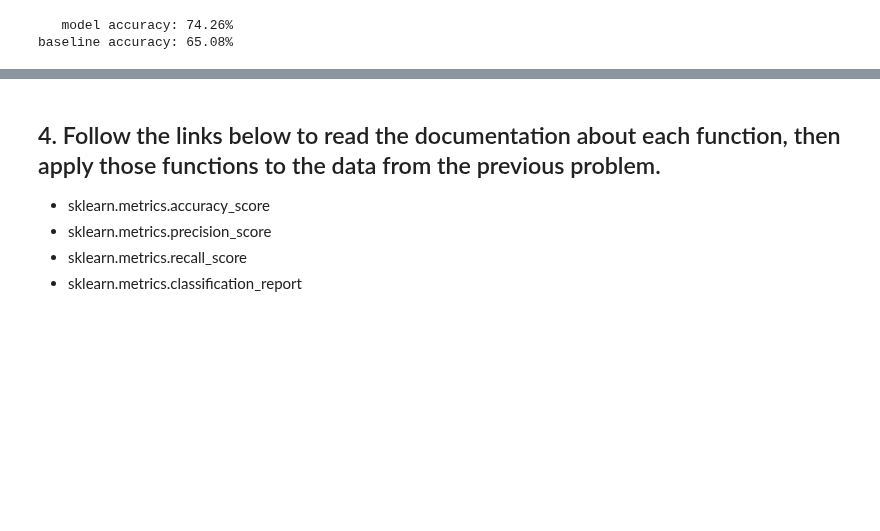
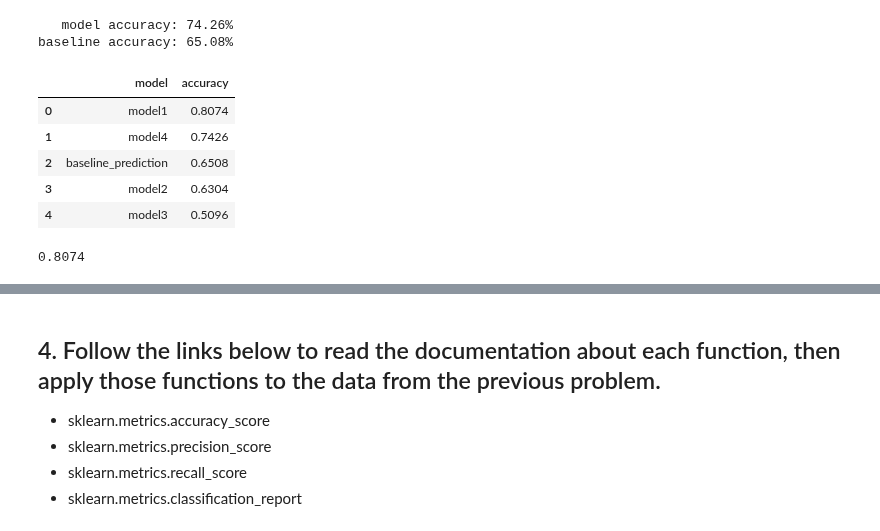
Before and after one commit to lukewbecker/classification-exercises, a Jupyter notebook: model_evaluation.ipynb, the cells around one changed output, grey strips where cells are left out. Cells and saved outputs as stored; diff of their text form; code cells hidden in the pictures; blank space fills up the shorter version.

```diff
--- a/model_evaluation.ipynb
+++ b/model_evaluation.ipynb
@@ -587,6 +560,38 @@ print(f'baseline accuracy: {baseline_accuracy:.2%}')
 # %% [output]
    model accuracy: 74.26%
 baseline accuracy: 65.08%
+# %%
+# Ryan's code:
+
+# Programmatically get all the model columns
+# .loc[starting_row:ending_row, starting_column:ending_column]
+
+models = df.loc[:, "model1":"baseline_prediction"].columns.tolist()
+models
+
+output = []
+for model in models:
+
+    output.append({
+        "model": model,
+        "accuracy": (df[model] == df.actual).mean(),
+    })
+
+
+metrics = pd.DataFrame(output)
+metrics = metrics.sort_values(by="accuracy", ascending=False, ignore_index=True)
+metrics
+# %% [output]
+|  | model | accuracy |
+| 0 | model1 | 0.8074 |
+| 1 | model4 | 0.7426 |
+| 2 | baseline_prediction | 0.6508 |
+| 3 | model2 | 0.6304 |
+| 4 | model3 | 0.5096 |
+# %%
+metrics.accuracy.max()
+# %% [output]
+0.8074
 # %%
 # Highest Models:
 
```
Also changed, not shown: parts of 8 cells of this notebook.
